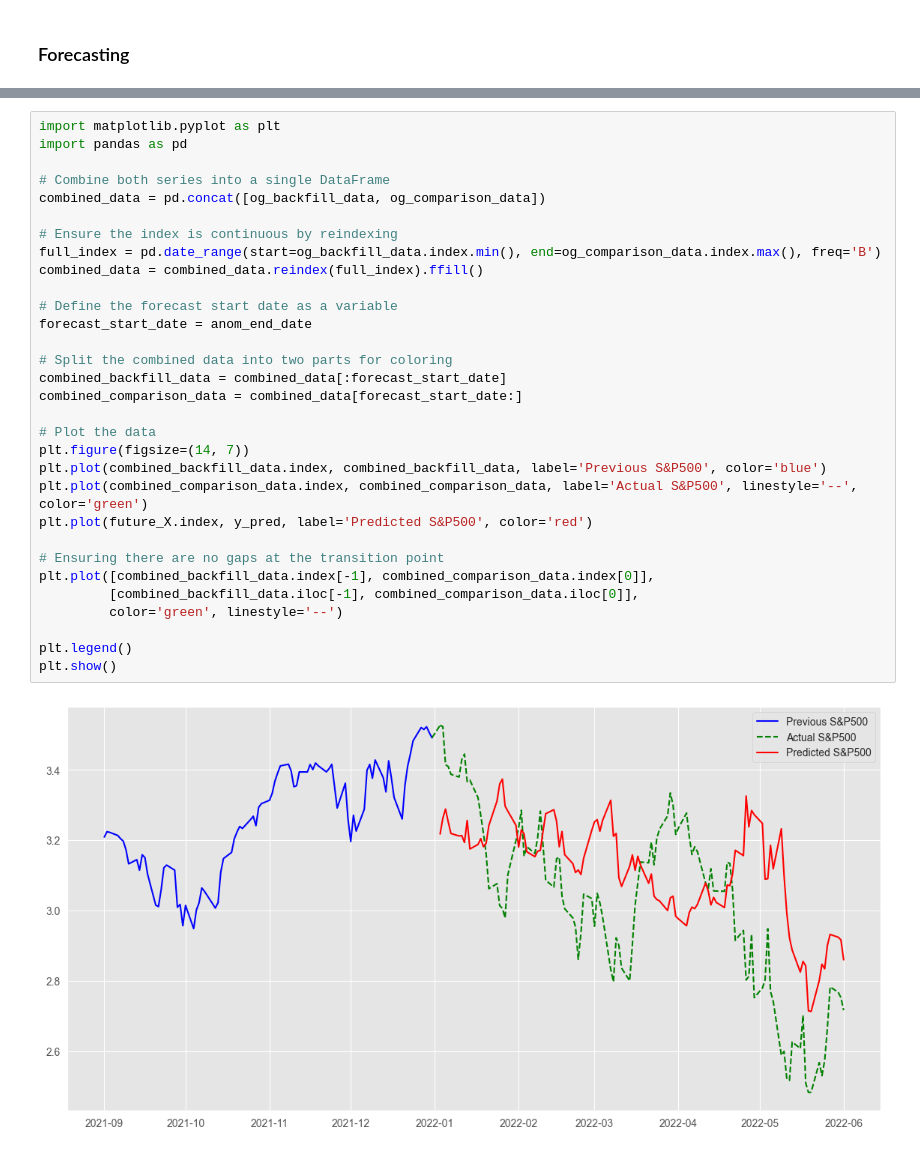
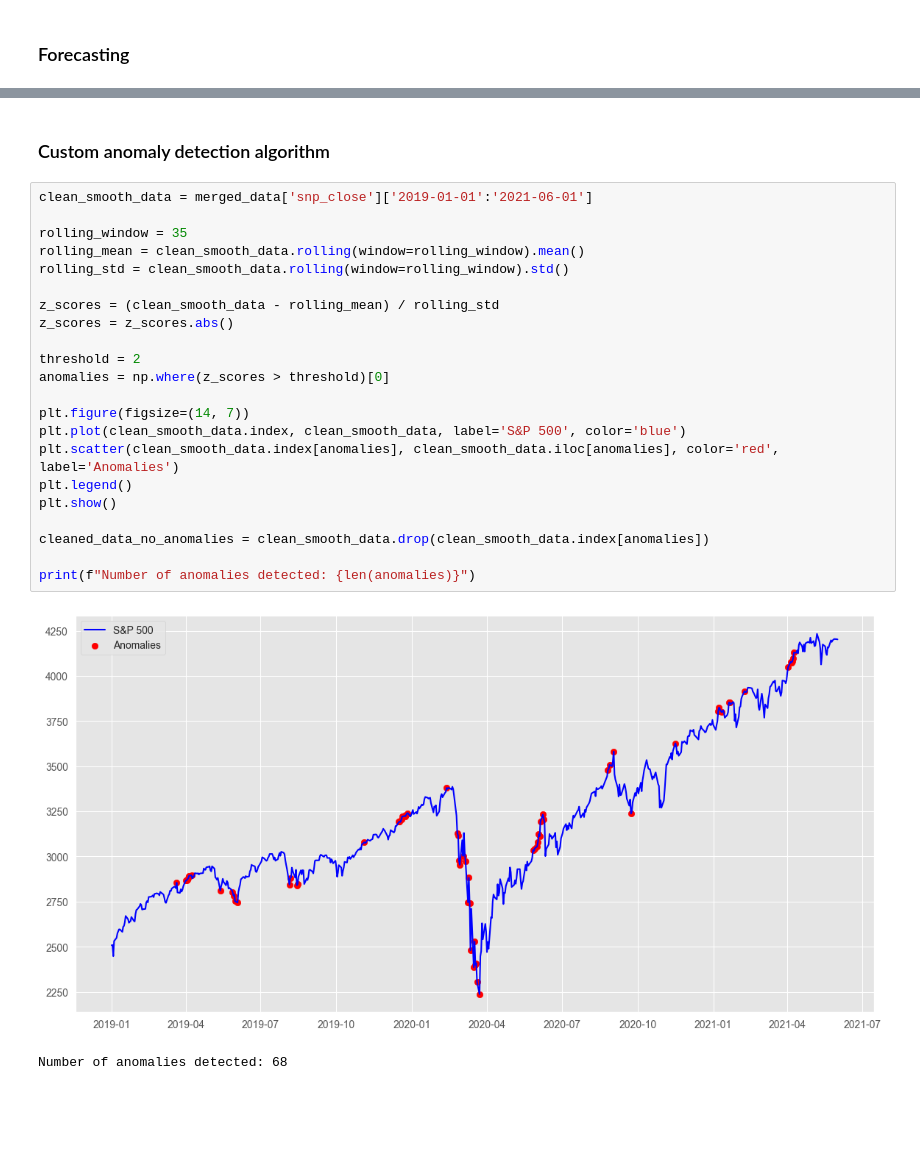
Before and after one commit to eddienubes/datascience-for-ek, a Jupyter notebook: project2/analysis.ipynb, the cells around one changed output, grey strips where cells are left out. Cells and saved outputs as stored; diff of their text form; blank space fills up the shorter version.

```diff
--- a/project2/analysis.ipynb
+++ b/project2/analysis.ipynb
@@ -224,33 +258,27 @@ plt.show()
+# %% [markdown]
+### Custom anomaly detection algorithm
 # %%
-import matplotlib.pyplot as plt
-import pandas as pd
+clean_smooth_data = merged_data['snp_close']['2019-01-01':'2021-06-01']
 
-# Combine both series into a single DataFrame
-combined_data = pd.concat([og_backfill_data, og_comparison_data])
+rolling_window = 35
+rolling_mean = clean_smooth_data.rolling(window=rolling_window).mean()
+rolling_std = clean_smooth_data.rolling(window=rolling_window).std()
 
-# Ensure the index is continuous by reindexing
-full_index = pd.date_range(start=og_backfill_data.index.min(), end=og_comparison_data.index.max(), freq='B')
-combined_data = combined_data.reindex(full_index).ffill()
+z_scores = (clean_smooth_data - rolling_mean) / rolling_std
+z_scores = z_scores.abs()
 
-# Define the forecast start date as a variable
-forecast_start_date = anom_end_date
+threshold = 2
+anomalies = np.where(z_scores > threshold)[0]
 
-# Split the combined data into two parts for coloring
-combined_backfill_data = combined_data[:forecast_start_date]
-combined_comparison_data = combined_data[forecast_start_date:]
-
-# Plot the data
 plt.figure(figsize=(14, 7))
-plt.plot(combined_backfill_data.index, combined_backfill_data, label='Previous S&P500', color='blue')
-plt.plot(combined_comparison_data.index, combined_comparison_data, label='Actual S&P500', linestyle='--', color='green')
-plt.plot(future_X.index, y_pred, label='Predicted S&P500', color='red')
-
-# Ensuring there are no gaps at the transition point
-plt.plot([combined_backfill_data.index[-1], combined_comparison_data.index[0]],
-         [combined_backfill_data.iloc[-1], combined_comparison_data.iloc[0]],
-         color='green', linestyle='--')
-
+plt.plot(clean_smooth_data.index, clean_smooth_data, label='S&P 500', color='blue')
+plt.scatter(clean_smooth_data.index[anomalies], clean_smooth_data.iloc[anomalies], color='red', label='Anomalies')
 plt.legend()
 plt.show()
+
+cleaned_data_no_anomalies = clean_smooth_data.drop(clean_smooth_data.index[anomalies])
+
+print(f"Number of anomalies detected: {len(anomalies)}")
 # %% [output]
-[figure, old version]
+[figure, new version]
+Number of anomalies detected: 68
```
Also changed, not shown: parts of 16 cells of this notebook, 2 other files.
